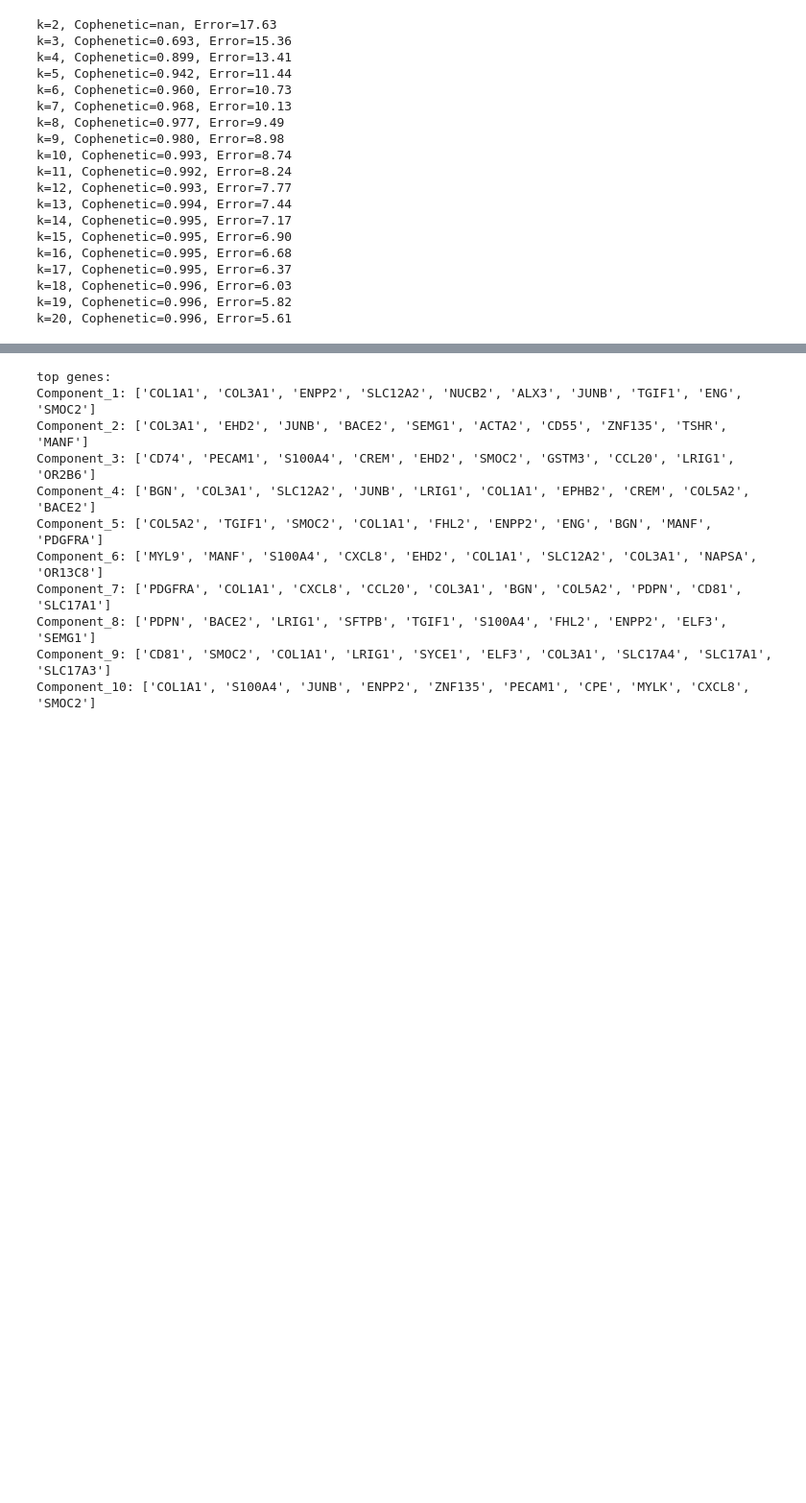
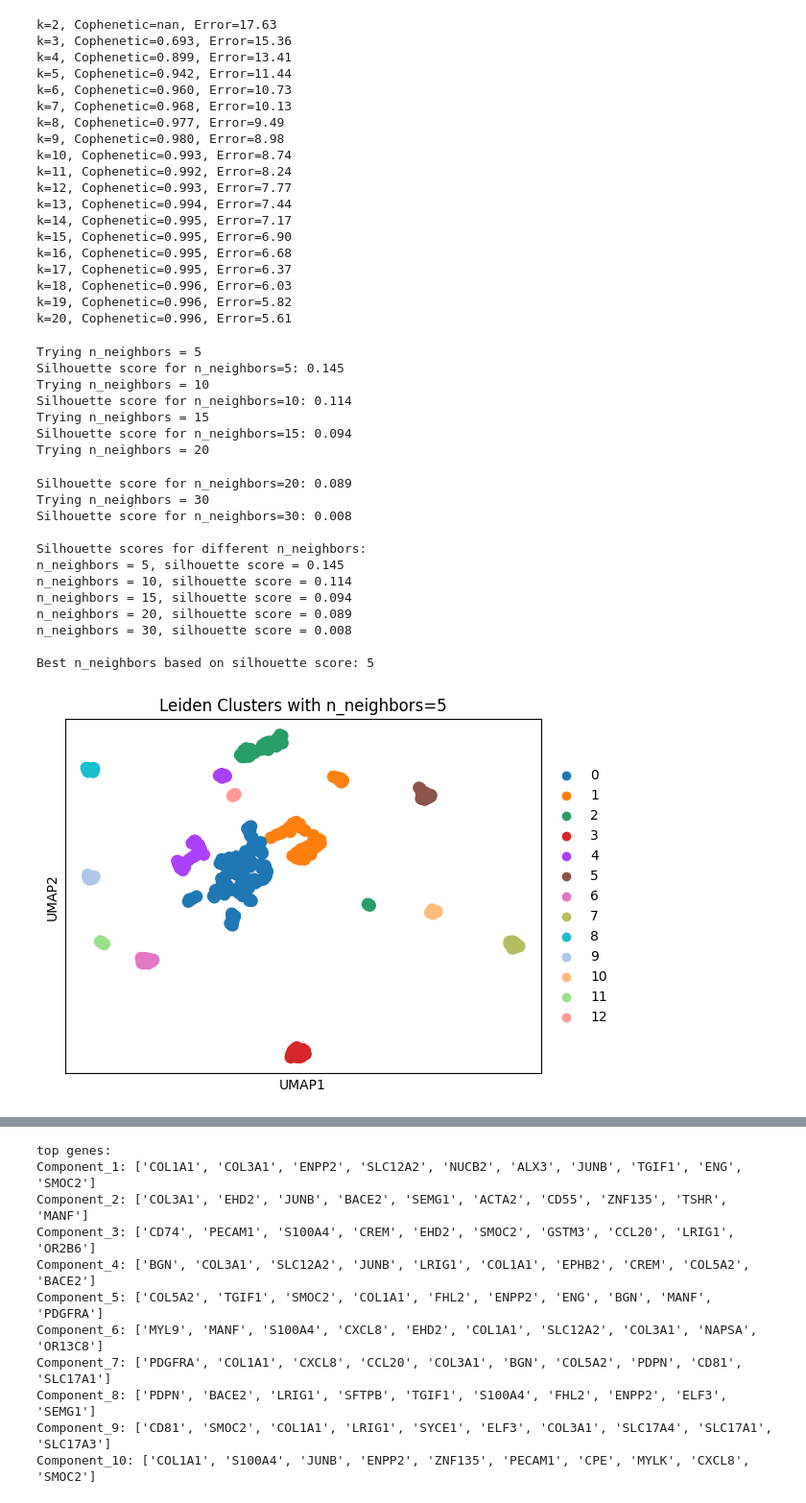
Before and after one commit to ScheWann/Biovis2025, a Jupyter notebook: Python/NMF&GO.ipynb, the cells around one changed output, grey strips where cells are left out. Shown at 96% size. Saved outputs shown, nothing was run; the diff lists cells and outputs as text; code cells hidden in the pictures; blank space fills up the shorter version.

```diff
--- a/Python/NMF&GO.ipynb
+++ b/Python/NMF&GO.ipynb
@@ -461,3 +466,63 @@ n_components = best_k
 nmf_model = NMF(n_components=n_components, init='nndsvda', random_state=42)
 W = nmf_model.fit_transform(expr_matrix)
 H = nmf_model.components_
+# %%
+adata_region.obsm['X_nmf'] = W
+
+# finding the best n_neighbors for leiden clustering
+def compute_silhouette_scores(adata, n_neighbors_list=[5, 10, 15, 20, 30]):
+    silhouette_scores = {}
+
+    for n_neighbors in n_neighbors_list:
+        print(f"Trying n_neighbors = {n_neighbors}")
+        # calculate neighbors
+        sc.pp.neighbors(adata, use_rep='X_nmf', n_neighbors=n_neighbors)
+
+        # leiden clustering
+        sc.tl.leiden(adata, resolution=0.5)
+
+        # calculate silhouette score
+        labels = adata.obs['leiden'].astype(int)
+        silhouette_avg = silhouette_score(adata.obsm['X_nmf'], labels)
+
+        silhouette_scores[n_neighbors] = silhouette_avg
+        print(f"Silhouette score for n_neighbors={n_neighbors}: {silhouette_avg:.3f}")
+
+    return silhouette_scores
+
+sil_scores = compute_silhouette_scores(adata_region, n_neighbors_list=[5, 10, 15, 20, 30])
+
+print("\nSilhouette scores for different n_neighbors:")
+for n, score in sil_scores.items():
+    print(f"n_neighbors = {n}, silhouette score = {score:.3f}")
+
+# find the best n_neighbors based on silhouette score
+best_n_neighbors = max(sil_scores, key=sil_scores.get)
+print(f"\nBest n_neighbors based on silhouette score: {best_n_neighbors}")
+
+sc.pp.neighbors(adata_region, use_rep='X_nmf', n_neighbors=best_n_neighbors)
+sc.tl.leiden(adata_region, resolution=0.1)
+
+sc.tl.umap(adata_region)
+sc.pl.umap(adata_region, color='leiden', title=f'Leiden Clusters with n_neighbors={best_n_neighbors}')
+# %% [output]
+Trying n_neighbors = 5
+Silhouette score for n_neighbors=5: 0.145
+Trying n_neighbors = 10
+Silhouette score for n_neighbors=10: 0.114
+Trying n_neighbors = 15
+Silhouette score for n_neighbors=15: 0.094
+Trying n_neighbors = 20
+Silhouette score for n_neighbors=20: 0.089
+Trying n_neighbors = 30
+Silhouette score for n_neighbors=30: 0.008
+
+Silhouette scores for different n_neighbors:
+n_neighbors = 5, silhouette score = 0.145
+n_neighbors = 10, silhouette score = 0.114
+n_neighbors = 15, silhouette score = 0.094
+n_neighbors = 20, silhouette score = 0.089
+n_neighbors = 30, silhouette score = 0.008
+
+Best n_neighbors based on silhouette score: 5
+[figure, added]
```
Also changed, not shown: parts of 6 cells of this notebook.
